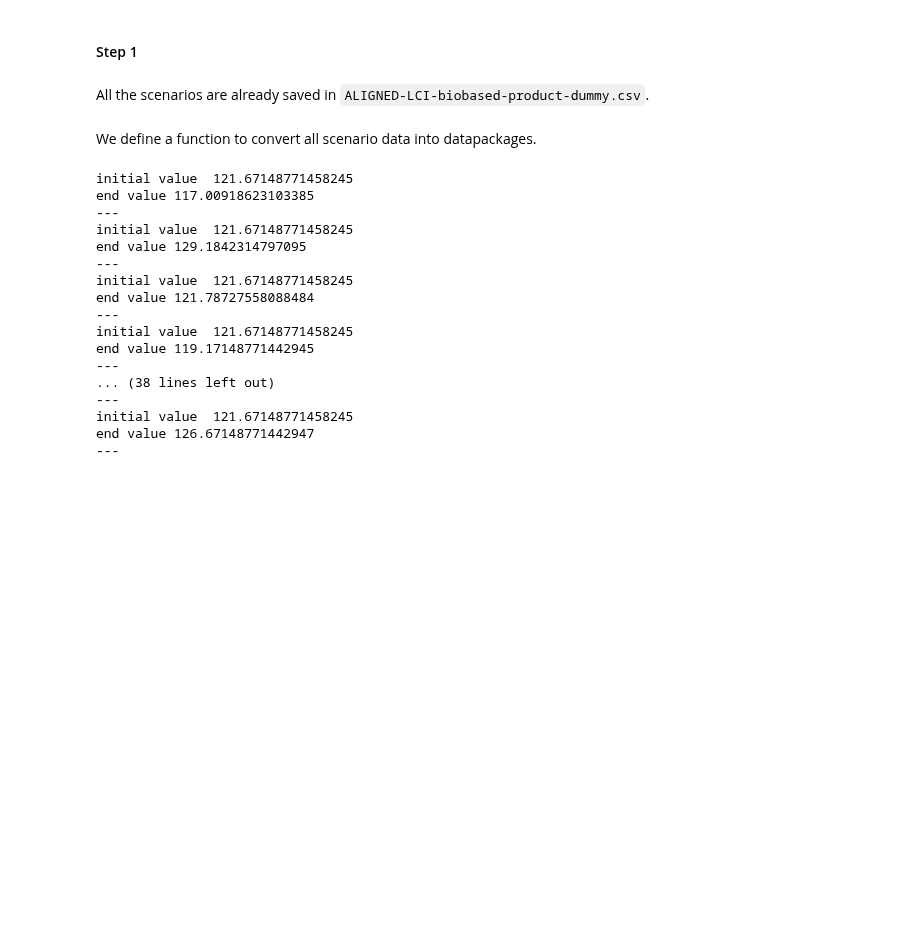
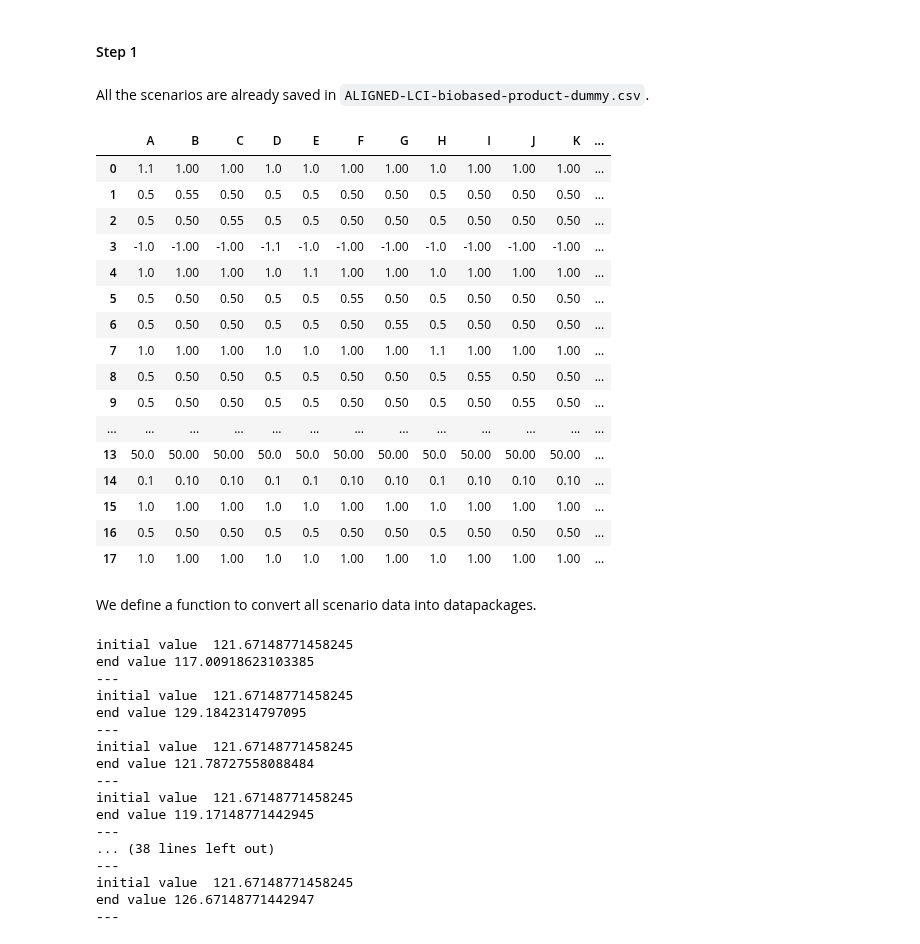
Before and after one commit to massimopizzol/advanced-lca-notebooks, a Jupyter notebook: Course-material-bw25/7.1-ALIGNED-OAT-sensitivity-analysis(multiple_datapackages).ipynb, the cells around one changed output. Saved outputs shown, nothing was run; the diff lists cells and outputs as text; code cells hidden in the pictures; blank space fills up the shorter version.

```diff
--- a/Course-material-bw25/7.1-ALIGNED-OAT-sensitivity-analysis(multiple_datapackages).ipynb
+++ b/Course-material-bw25/7.1-ALIGNED-OAT-sensitivity-analysis(multiple_datapackages).ipynb
@@ -105,6 +105,29 @@ The procedure is in **two steps**:
 #### Step 1
 # %% [markdown]
 All the scenarios are already saved in `ALIGNED-LCI-biobased-product-dummy.csv`.
+# %%
+# observe all scenarios, each scenario changes one parameter.
+dfs = pd.read_csv("ALIGNED-LCI-biobased-product-dummy.csv")
+scenario_dfs = dfs.loc[:, "A":]
+scenario_dfs
+# %% [output]
+|  | A | B | C | D | E | F | G | H | I | J | K | ... |
+| 0 | 1.1 | 1.00 | 1.00 | 1.0 | 1.0 | 1.00 | 1.00 | 1.0 | 1.00 | 1.00 | 1.00 | ... |
+| 1 | 0.5 | 0.55 | 0.50 | 0.5 | 0.5 | 0.50 | 0.50 | 0.5 | 0.50 | 0.50 | 0.50 | ... |
+| 2 | 0.5 | 0.50 | 0.55 | 0.5 | 0.5 | 0.50 | 0.50 | 0.5 | 0.50 | 0.50 | 0.50 | ... |
+| 3 | -1.0 | -1.00 | -1.00 | -1.1 | -1.0 | -1.00 | -1.00 | -1.0 | -1.00 | -1.00 | -1.00 | ... |
+| 4 | 1.0 | 1.00 | 1.00 | 1.0 | 1.1 | 1.00 | 1.00 | 1.0 | 1.00 | 1.00 | 1.00 | ... |
+| 5 | 0.5 | 0.50 | 0.50 | 0.5 | 0.5 | 0.55 | 0.50 | 0.5 | 0.50 | 0.50 | 0.50 | ... |
+| 6 | 0.5 | 0.50 | 0.50 | 0.5 | 0.5 | 0.50 | 0.55 | 0.5 | 0.50 | 0.50 | 0.50 | ... |
+| 7 | 1.0 | 1.00 | 1.00 | 1.0 | 1.0 | 1.00 | 1.00 | 1.1 | 1.00 | 1.00 | 1.00 | ... |
+| 8 | 0.5 | 0.50 | 0.50 | 0.5 | 0.5 | 0.50 | 0.50 | 0.5 | 0.55 | 0.50 | 0.50 | ... |
+| 9 | 0.5 | 0.50 | 0.50 | 0.5 | 0.5 | 0.50 | 0.50 | 0.5 | 0.50 | 0.55 | 0.50 | ... |
+| ... | ... | ... | ... | ... | ... | ... | ... | ... | ... | ... | ... | ... |
+| 13 | 50.0 | 50.00 | 50.00 | 50.0 | 50.0 | 50.00 | 50.00 | 50.0 | 50.00 | 50.00 | 50.00 | ... |
+| 14 | 0.1 | 0.10 | 0.10 | 0.1 | 0.1 | 0.10 | 0.10 | 0.1 | 0.10 | 0.10 | 0.10 | ... |
+| 15 | 1.0 | 1.00 | 1.00 | 1.0 | 1.0 | 1.00 | 1.00 | 1.0 | 1.00 | 1.00 | 1.00 | ... |
+| 16 | 0.5 | 0.50 | 0.50 | 0.5 | 0.5 | 0.50 | 0.50 | 0.5 | 0.50 | 0.50 | 0.50 | ... |
+| 17 | 1.0 | 1.00 | 1.00 | 1.0 | 1.0 | 1.00 | 1.00 | 1.0 | 1.00 | 1.00 | 1.00 | ... |
 # %% [markdown]
 We define a function to convert all scenario data into datapackages.
 # %%
```
Also changed, not shown: parts of 1 cell of this notebook.
